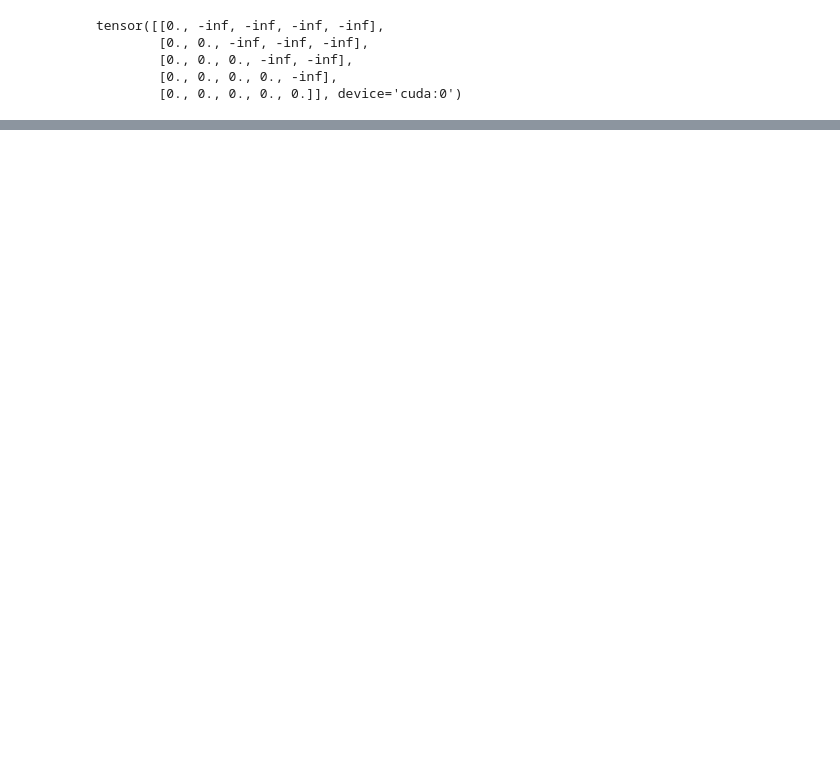
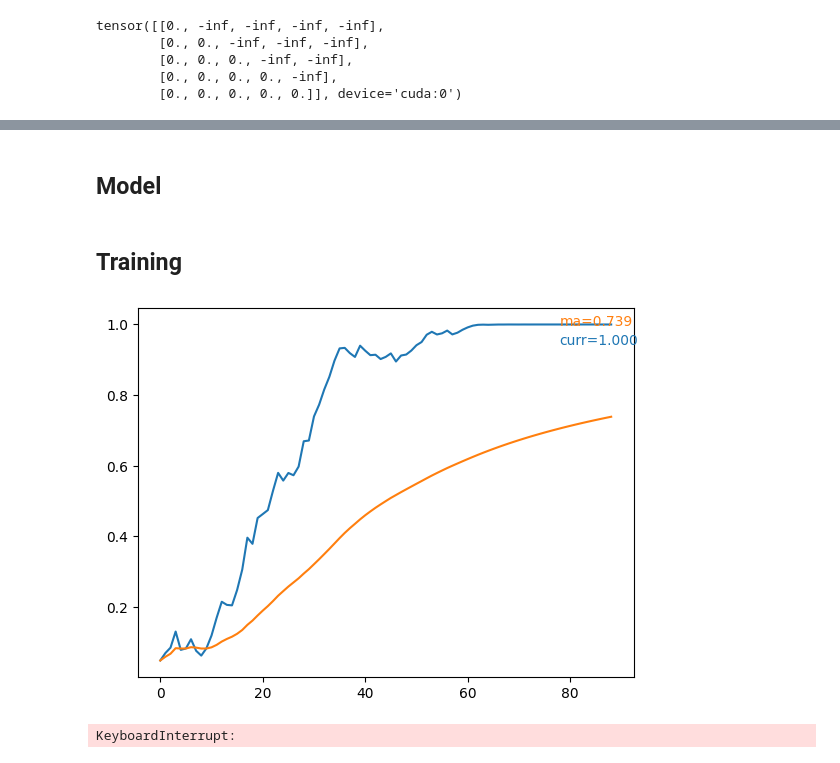
Before and after one commit to shawn-peng/ProtFuncTransformer, a Jupyter notebook: pretrain.ipynb, the cells around one changed output, grey strips where cells are left out. Saved outputs shown, nothing was run; the diff lists cells and outputs as text; code cells hidden in the pictures; blank space fills up the shorter version.

```diff
--- a/pretrain.ipynb
+++ b/pretrain.ipynb
@@ -355,0 +484,45 @@ RuntimeError: The size of tensor a (22) must match the size of tensor b (12) at
+# %% [markdown]
+## Model
+# %%
+continue_previous = True
+pickle_file = f'{states_dir}/prot_seq_transformer.pickle'
+# continue_previous = False
+
+loss_fn = torch.nn.CrossEntropyLoss(ignore_index=PAD_IDX)
+
+if continue_previous and os.path.exists(pickle_file):
+    transformer = pickle.load(open(pickle_file, 'rb'))
+else:
+    model = Transformer(embed_dim=512, src_vocab_size=src_vocab_size,
+                    target_vocab_size=target_vocab_size, seq_length=30,
+                    num_layers=3, expansion_factor=4, n_heads=16,
+                    target_mask_fn=target_one_out_mask)
+
+
+    transformer = model
+
+    for p in transformer.parameters():
+        if p.dim() > 1:
+            nn.init.xavier_uniform_(p)
+
+
+    transformer = transformer.to(DEVICE)
+# %%
+optimizer = torch.optim.Adam(transformer.parameters(), lr=0.0001, betas=(0.9, 0.999), eps=1e-9)
+# %% [markdown]
+## Training
+# %%
+NUM_EPOCHS = 20
+
+for epoch in range(1, NUM_EPOCHS + 1):
+    start_time = timer()
+    train_loss = train_epoch(transformer, optimizer)
+    end_time = timer()
+    val_loss = evaluate(transformer)
+    # if epoch % 10 == 0:
+
+print(( f"Epoch: {epoch}, Train loss: {train_loss:.3f}, Val loss: {val_loss:.3f}, "f"Epoch time = {(end_time - start_time):.3f}s"))
+pickle.dump(transformer, open(pickle_file, 'wb'))
+# %% [output]
+[figure, added]
+KeyboardInterrupt:
```
Also changed, not shown: parts of 41 cells of this notebook, 1 other file.
